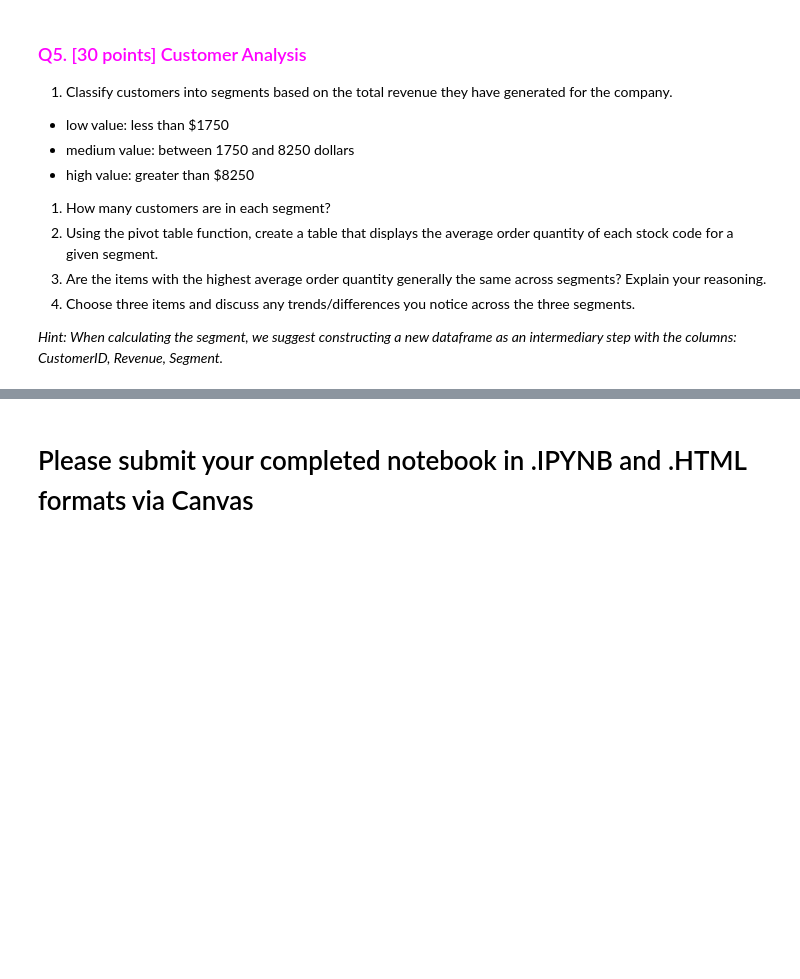
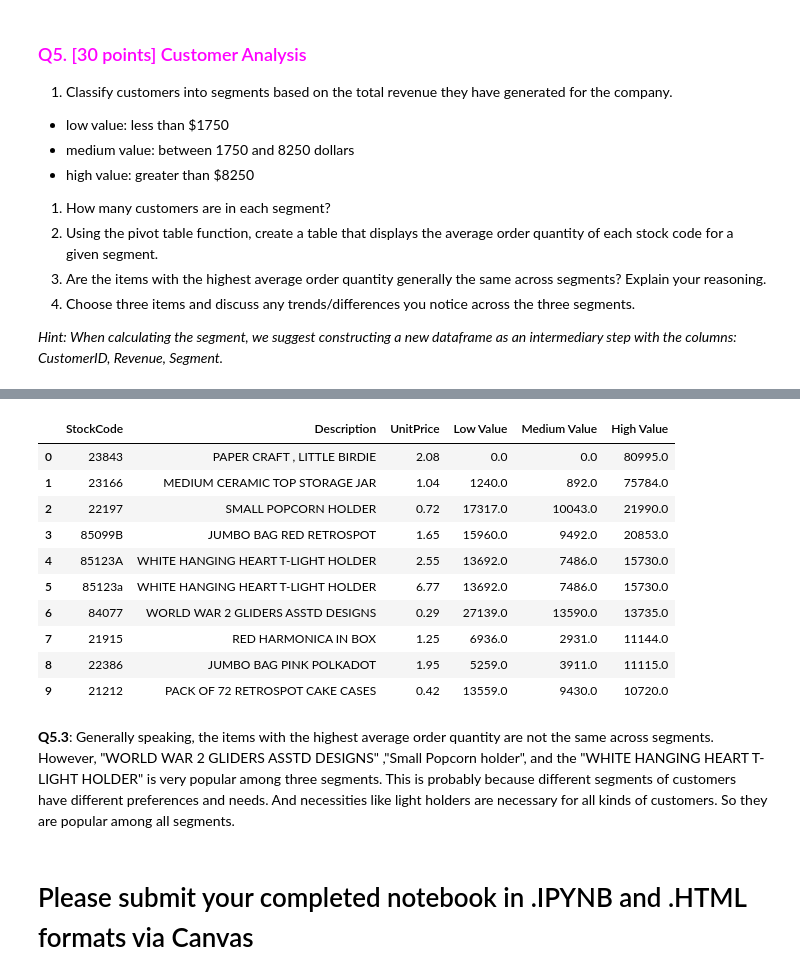
Before and after one commit to NakaFrozn/SI618, a Jupyter notebook: Assignments/SI_618_Homework_02.ipynb, the cells around one changed output, grey strips where cells are left out. Saved outputs shown, nothing was run; the diff lists cells and outputs as text; code cells hidden in the pictures; blank space fills up the shorter version.

```diff
--- a/Assignments/SI_618_Homework_02.ipynb
+++ b/Assignments/SI_618_Homework_02.ipynb
@@ -239,2 +533,21 @@ _Hint: When calculating the segment, we suggest constructing a new dataframe as
+# %%
+# List out the stock code and description of the top 10 items in the high segment
+top_high_items = pivot_table.sort_values('High Value', ascending=False).head(10).reset_index()
+top_high_items = top_high_items.merge(DATA_ITEMS, on='StockCode', how='left')
+top_high_items[['StockCode', 'Description','UnitPrice', 'Low Value', 'Medium Value', 'High Value']]
+# %% [output]
+|  | StockCode | Description | UnitPrice | Low Value | Medium Value | High Value |
+| 0 | 23843 | PAPER CRAFT , LITTLE BIRDIE | 2.08 | 0.0 | 0.0 | 80995.0 |
+| 1 | 23166 | MEDIUM CERAMIC TOP STORAGE JAR | 1.04 | 1240.0 | 892.0 | 75784.0 |
+| 2 | 22197 | SMALL POPCORN HOLDER | 0.72 | 17317.0 | 10043.0 | 21990.0 |
+| 3 | 85099B | JUMBO BAG RED RETROSPOT | 1.65 | 15960.0 | 9492.0 | 20853.0 |
+| 4 | 85123A | WHITE HANGING HEART T-LIGHT HOLDER | 2.55 | 13692.0 | 7486.0 | 15730.0 |
+| 5 | 85123a | WHITE HANGING HEART T-LIGHT HOLDER | 6.77 | 13692.0 | 7486.0 | 15730.0 |
+| 6 | 84077 | WORLD WAR 2 GLIDERS ASSTD DESIGNS | 0.29 | 27139.0 | 13590.0 | 13735.0 |
+| 7 | 21915 | RED HARMONICA IN BOX | 1.25 | 6936.0 | 2931.0 | 11144.0 |
+| 8 | 22386 | JUMBO BAG PINK POLKADOT | 1.95 | 5259.0 | 3911.0 | 11115.0 |
+| 9 | 21212 | PACK OF 72 RETROSPOT CAKE CASES | 0.42 | 13559.0 | 9430.0 | 10720.0 |
+# %% [markdown]
+**Q5.3**: Generally speaking, the items with the highest average order quantity are not the same across segments. However, "WORLD WAR 2 GLIDERS ASSTD DESIGNS" ,"Small Popcorn holder", and the "WHITE HANGING HEART T-LIGHT HOLDER" is very popular among three segments. This is probably because different segments of customers have different preferences and needs. And necessities like light holders are necessary for all kinds of customers. So they are popular among all segments.
 # %% [markdown]
 # Please submit your completed notebook in .IPYNB and .HTML formats via Canvas
```
Also changed, not shown: parts of 41 cells of this notebook.
